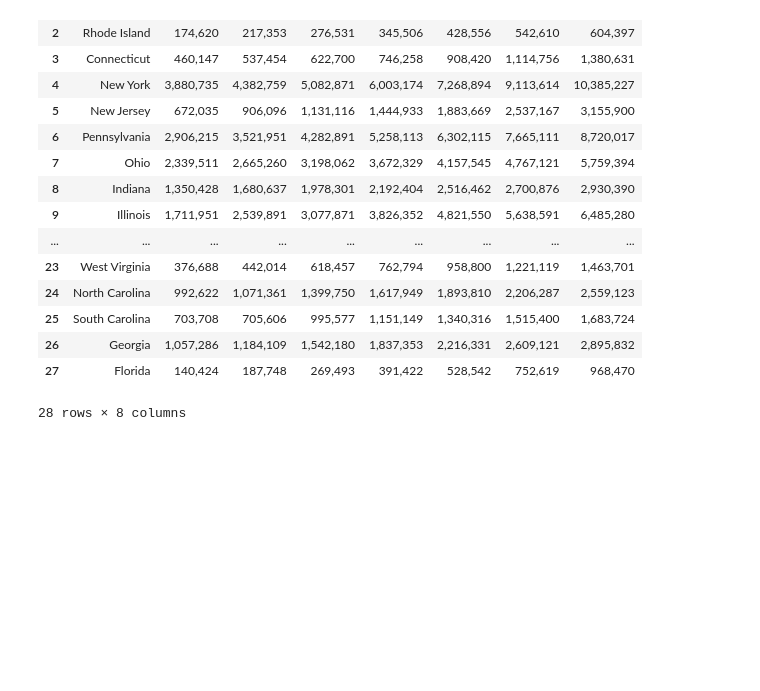
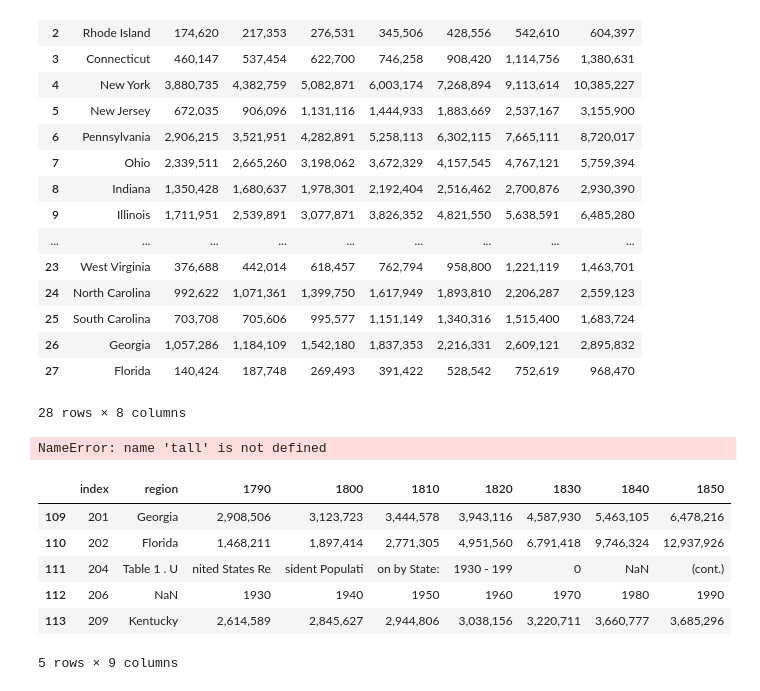
Before and after one commit to szeitlin/PopViz, a Jupyter notebook: split-apply-combine.ipynb, the cells around one changed output. Drawn from its saved outputs; the diff is of its cells as text; code cells hidden in the pictures; blank space fills up the shorter version.

Commit message:
draft of recent years - column widths wrong for California

```diff
--- a/split-apply-combine.ipynb
+++ b/split-apply-combine.ipynb
@@ -172,3 +172,19 @@ previctorian
 28 rows × 8 columns
 # %%
 previctorian.to_csv("previctorian.csv")
+# %%
+tall.tail()
+# %% [output]
+NameError: name 'tall' is not defined
+# %%
+recent = tall[109:]
+# %%
+recent.head()
+# %% [output]
+|  | index | region | 1790 | 1800 | 1810 | 1820 | 1830 | 1840 | 1850 |
+| 109 | 201 | Georgia | 2,908,506 | 3,123,723 | 3,444,578 | 3,943,116 | 4,587,930 | 5,463,105 | 6,478,216 |
+| 110 | 202 | Florida | 1,468,211 | 1,897,414 | 2,771,305 | 4,951,560 | 6,791,418 | 9,746,324 | 12,937,926 |
+| 111 | 204 | Table 1 . U | nited States Re | sident Populati | on by State: | 1930 - 199 | 0 | NaN | (cont.) |
+| 112 | 206 | NaN | 1930 | 1940 | 1950 | 1960 | 1970 | 1980 | 1990 |
+| 113 | 209 | Kentucky | 2,614,589 | 2,845,627 | 2,944,806 | 3,038,156 | 3,220,711 | 3,660,777 | 3,685,296 |
+5 rows × 9 columns
```
Also changed, not shown: parts of 20 cells of this notebook, 3 other files.
